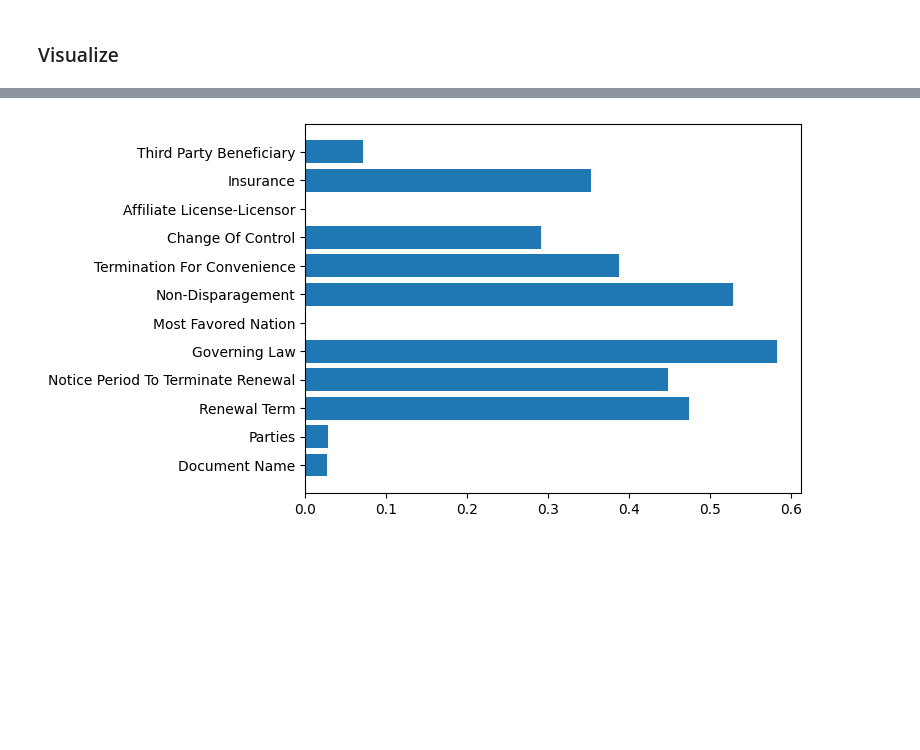
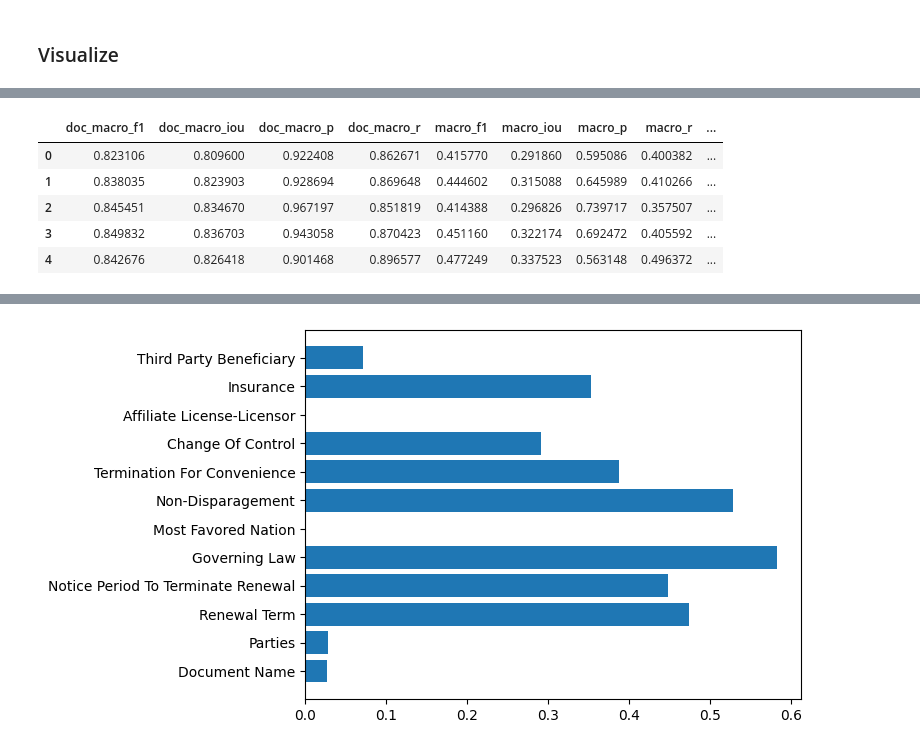
Before and after one commit to srhthu/ContClause, a Jupyter notebook: scripts/jupyter/get_metrics.ipynb, the cells around one changed output, grey strips where cells are left out. Cells and saved outputs as stored; diff of their text form; code cells hidden in the pictures; blank space fills up the shorter version.

```diff
--- a/scripts/jupyter/get_metrics.ipynb
+++ b/scripts/jupyter/get_metrics.ipynb
@@ -380,3 +204,12 @@ import matplotlib.pyplot as plt
+# %%
+mets
+# %% [output]
+|  | doc_macro_f1 | doc_macro_iou | doc_macro_p | doc_macro_r | macro_f1 | macro_iou | macro_p | macro_r | ... |
+| 0 | 0.823106 | 0.809600 | 0.922408 | 0.862671 | 0.415770 | 0.291860 | 0.595086 | 0.400382 | ... |
+| 1 | 0.838035 | 0.823903 | 0.928694 | 0.869648 | 0.444602 | 0.315088 | 0.645989 | 0.410266 | ... |
+| 2 | 0.845451 | 0.834670 | 0.967197 | 0.851819 | 0.414388 | 0.296826 | 0.739717 | 0.357507 | ... |
+| 3 | 0.849832 | 0.836703 | 0.943058 | 0.870423 | 0.451160 | 0.322174 | 0.692472 | 0.405592 | ... |
+| 4 | 0.842676 | 0.826418 | 0.901468 | 0.896577 | 0.477249 | 0.337523 | 0.563148 | 0.496372 | ... |
 # %%
 run_dir = Path('runs/ood/flan-t5-large/seed42_tr29/pmt_01_lr1e-4_bs16_wd0.0')
 ckpt_dirs = get_ckpt_paths(run_dir)
```
Also changed, not shown: parts of 46 cells of this notebook, 11 other files.
